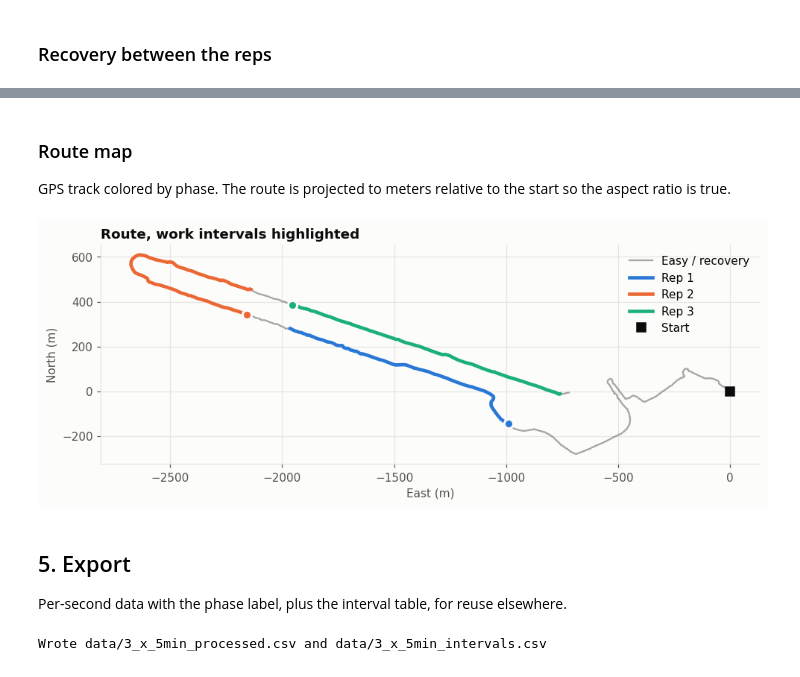
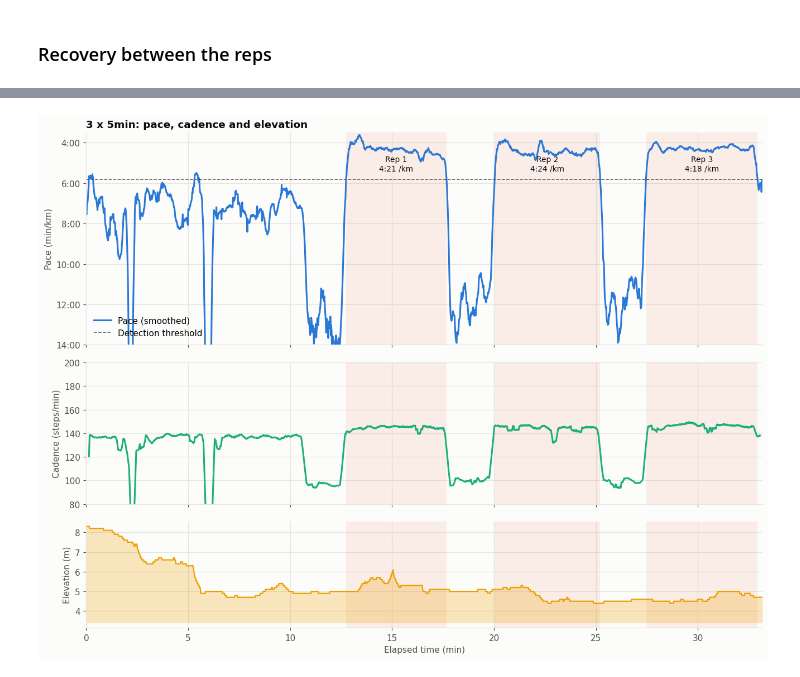
Before and after one commit to MateoVanDamme/interval-analysis, a Jupyter notebook: interval_analysis.ipynb, the cells around one changed output, grey strips where cells are left out. Saved outputs shown, nothing was run; the diff lists cells and outputs as text; code cells hidden in the pictures.

```diff
--- a/interval_analysis.ipynb
+++ b/interval_analysis.ipynb
@@ -176,0 +40,6 @@ Detected 3 work intervals
+# %%
+intervals = detect_intervals(df, min_work_s=MIN_WORK_S, max_gap_s=MAX_GAP_S)
+df = label_phases(df, intervals)
+thr = intervals.attrs["threshold"]
+print(f"Speed threshold: {thr:.2f} m/s ({fmt_pace(1000 / thr / 60)} /km), {len(intervals)} work intervals")
+summarize(intervals)
@@ -252,15 +62,0 @@ Each rep is aligned to its own start so pacing strategy can be compared rep by r
-# %%
-fig, ax = plt.subplots(figsize=(10, 4.5))
-rep_colors = [C_BLUE, C_ORANGE, C_AQUA, C_YELLOW]
-for (name, r), color in zip(intervals.iterrows(), rep_colors):
-    seg = df.iloc[int(r.start_idx):int(r.end_idx) + 1]
-    x = (seg["t"] - r.start_s) / 60
-    ax.plot(x, seg["pace_min_km"], color=color, lw=2, label=f"{name}  {fmt_pace(r.avg_pace_min_km)} /km")
-ax.set_ylim(5.6, 3.6)
-ax.yaxis.set_major_formatter(pace_fmt)
-ax.set_xlabel("Time into rep (min)")
-ax.set_ylabel("Pace (min/km)")
-ax.set_title("Pace inside each rep (faster is higher)")
-ax.legend(frameon=False, loc="lower right")
-fig.tight_layout()
-plt.show()
@@ -315,35 +63,4 @@ plt.show()
-# %% [markdown]
-### Route map
-
-GPS track colored by phase. The route is projected to meters relative to the start so the aspect ratio is true.
-# %%
-lat0 = df.lat.mean()
-xm = (df.lon - df.lon.iloc[0]) * 111_320 * np.cos(np.radians(lat0))
-ym = (df.lat - df.lat.iloc[0]) * 110_540
-
-fig, ax = plt.subplots(figsize=(9, 7))
-ax.plot(xm, ym, color=C_MUTED, lw=1.5, alpha=0.5, label="Easy / recovery")
-for (name, r), color in zip(intervals.iterrows(), rep_colors):
-    sl = slice(int(r.start_idx), int(r.end_idx) + 1)
-    ax.plot(xm[sl], ym[sl], color=color, lw=3, label=name)
-    ax.plot(xm[sl].iloc[0], ym[sl].iloc[0], "o", color=color, ms=8, mec="#fcfcfb", mew=2)
-ax.plot(xm.iloc[0], ym.iloc[0], "s", color=C_TEXT, ms=8, label="Start")
-ax.set_aspect("equal")
-ax.set_xlabel("East (m)"); ax.set_ylabel("North (m)")
-ax.set_title("Route, work intervals highlighted")
-ax.legend(frameon=False, loc="best")
-fig.tight_layout()
-plt.show()
-# %% [output]
-[figure, removed]
-# %% [markdown]
-## 5. Export
-
-Per-second data with the phase label, plus the interval table, for reuse elsewhere.
-# %%
-out_cols = ["time", "t", "lat", "lon", "ele", "dist_m", "speed", "pace_min_km", "cadence_spm", "phase"]
-df[out_cols].to_csv("data/3_x_5min_processed.csv", index=False)
-intervals.to_csv("data/3_x_5min_intervals.csv")
-print("Wrote data/3_x_5min_processed.csv and data/3_x_5min_intervals.csv")
-# %% [output]
-Wrote data/3_x_5min_processed.csv and data/3_x_5min_intervals.csv
+# %%
+charts.overview(df, intervals, name); plt.show()
+# %% [output]
+[figure, added]
```
Also changed, not shown: parts of 28 cells of this notebook, 18 other files.
